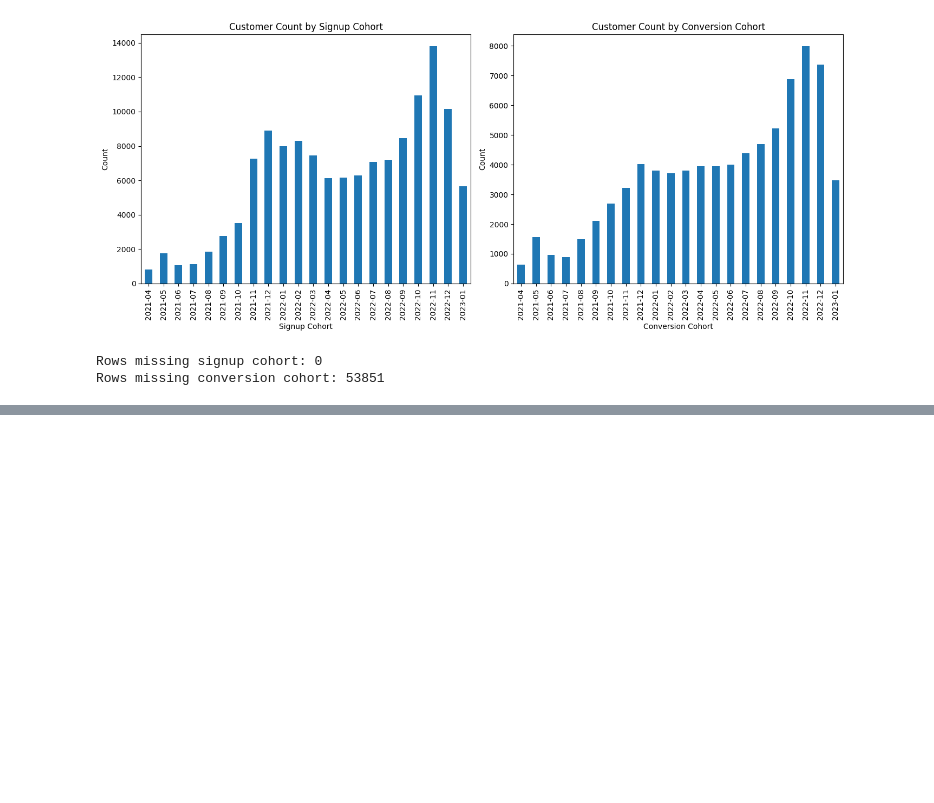
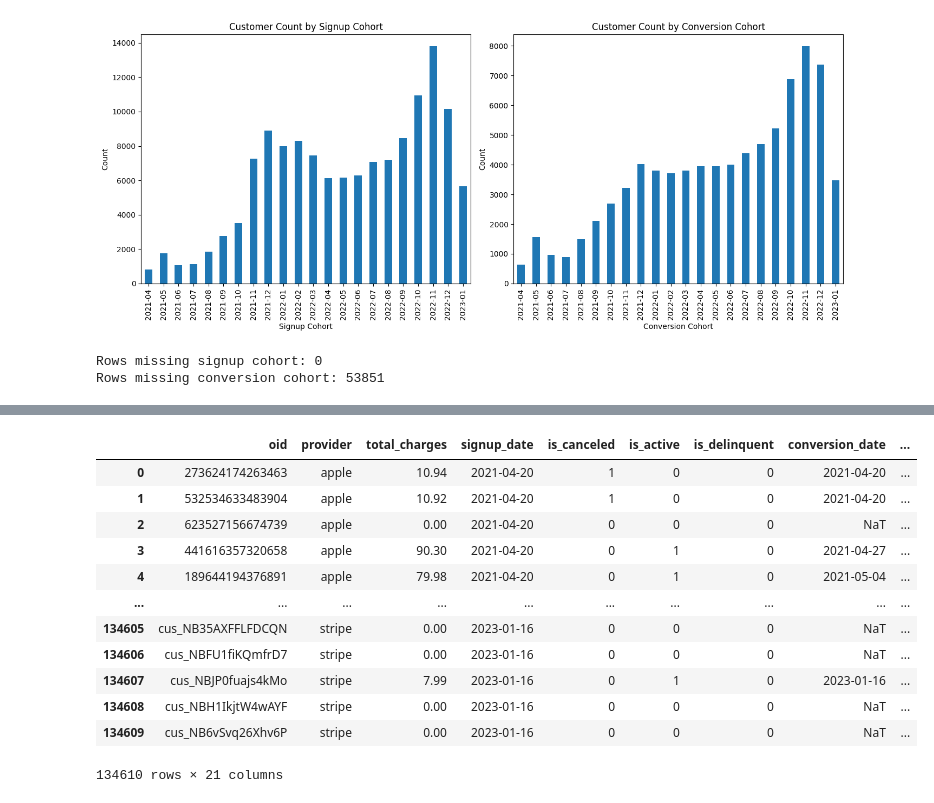
Before and after one commit to ConorJamesLeahy/retention_analysis_CJL, a Jupyter notebook: 2_Metric_Creation.ipynb, the cells around one changed output, grey strips where cells are left out. Drawn from its saved outputs; the diff is of its cells as text; code cells hidden in the pictures; blank space fills up the shorter version.

```diff
--- a/2_Metric_Creation.ipynb
+++ b/2_Metric_Creation.ipynb
@@ -669,3 +673,19 @@ Columns: ['oid', 'provider', 'total_charges', 'signup_date', 'is_canceled', 'is_
 
 Total rows in 'metrics_subscription_data_20230116': 134610
 Total columns in 'metrics_subscription_data_20230116': 21
+# %%
+df
+# %% [output]
+|  | oid | provider | total_charges | signup_date | is_canceled | is_active | is_delinquent | conversion_date | ... |
+| 0 | 273624174263463 | apple | 10.94 | 2021-04-20 | 1 | 0 | 0 | 2021-04-20 | ... |
+| 1 | 532534633483904 | apple | 10.92 | 2021-04-20 | 1 | 0 | 0 | 2021-04-20 | ... |
+| 2 | 623527156674739 | apple | 0.00 | 2021-04-20 | 0 | 0 | 0 | NaT | ... |
+| 3 | 441616357320658 | apple | 90.30 | 2021-04-20 | 0 | 1 | 0 | 2021-04-27 | ... |
+| 4 | 189644194376891 | apple | 79.98 | 2021-04-20 | 0 | 1 | 0 | 2021-05-04 | ... |
+| ... | ... | ... | ... | ... | ... | ... | ... | ... | ... |
+| 134605 | cus_NB35AXFFLFDCQN | stripe | 0.00 | 2023-01-16 | 0 | 0 | 0 | NaT | ... |
+| 134606 | cus_NBFU1fiKQmfrD7 | stripe | 0.00 | 2023-01-16 | 0 | 0 | 0 | NaT | ... |
+| 134607 | cus_NBJP0fuajs4kMo | stripe | 7.99 | 2023-01-16 | 0 | 1 | 0 | 2023-01-16 | ... |
+| 134608 | cus_NBH1IkjtW4wAYF | stripe | 0.00 | 2023-01-16 | 0 | 0 | 0 | NaT | ... |
+| 134609 | cus_NB6vSvq26Xhv6P | stripe | 0.00 | 2023-01-16 | 0 | 0 | 0 | NaT | ... |
+134610 rows × 21 columns
```
Also changed, not shown: parts of 8 cells of this notebook, 6 other files.
